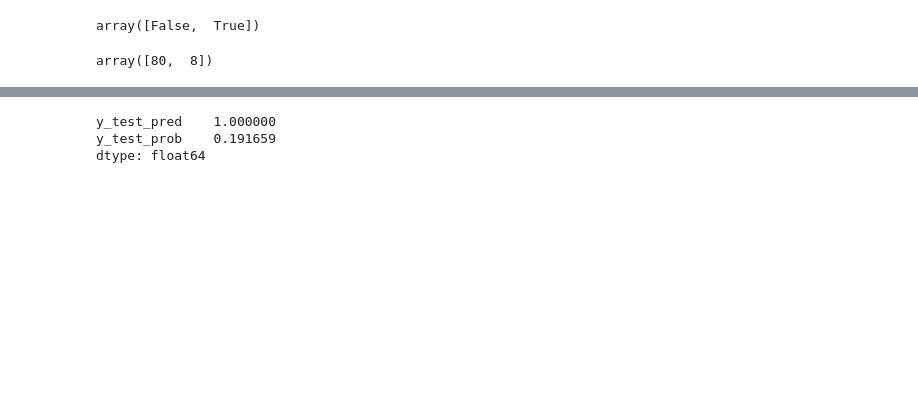
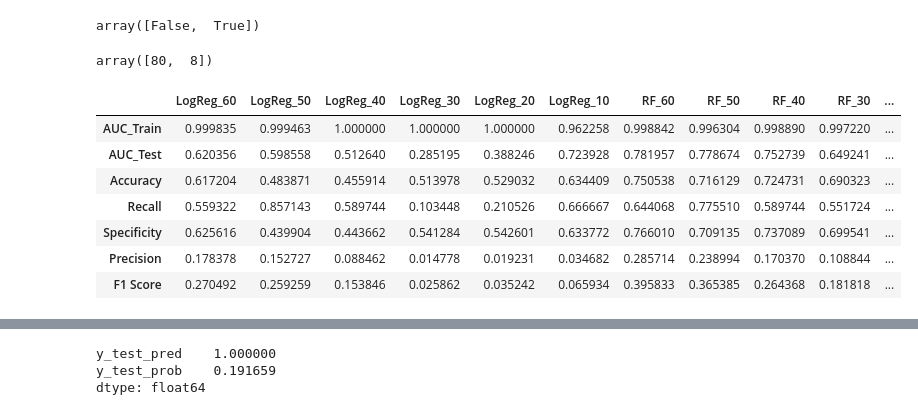
Before and after one commit to RicardoJPedro82/wmillfailprev, a Jupyter notebook: notebooks/Miguel_v2_Data_prep_clean.ipynb, the cells around one changed output, grey strips where cells are left out. Drawn from its saved outputs; the diff is of its cells as text; code cells hidden in the pictures; blank space fills up the shorter version.

```diff
--- a/notebooks/Miguel_v2_Data_prep_clean.ipynb
+++ b/notebooks/Miguel_v2_Data_prep_clean.ipynb
@@ -738,6 +746,17 @@ array([False,  True])
 np.where(arr==True, 8, 10*8)
 # %% [output]
 array([80,  8])
+# %%
+dict_results_by_component['transformer_results']
+# %% [output]
+|  | LogReg_60 | LogReg_50 | LogReg_40 | LogReg_30 | LogReg_20 | LogReg_10 | RF_60 | RF_50 | RF_40 | RF_30 | ... |
+| AUC_Train | 0.999835 | 0.999463 | 1.000000 | 1.000000 | 1.000000 | 0.962258 | 0.998842 | 0.996304 | 0.998890 | 0.997220 | ... |
+| AUC_Test | 0.620356 | 0.598558 | 0.512640 | 0.285195 | 0.388246 | 0.723928 | 0.781957 | 0.778674 | 0.752739 | 0.649241 | ... |
+| Accuracy | 0.617204 | 0.483871 | 0.455914 | 0.513978 | 0.529032 | 0.634409 | 0.750538 | 0.716129 | 0.724731 | 0.690323 | ... |
+| Recall | 0.559322 | 0.857143 | 0.589744 | 0.103448 | 0.210526 | 0.666667 | 0.644068 | 0.775510 | 0.589744 | 0.551724 | ... |
+| Specificity | 0.625616 | 0.439904 | 0.443662 | 0.541284 | 0.542601 | 0.633772 | 0.766010 | 0.709135 | 0.737089 | 0.699541 | ... |
+| Precision | 0.178378 | 0.152727 | 0.088462 | 0.014778 | 0.019231 | 0.034682 | 0.285714 | 0.238994 | 0.170370 | 0.108844 | ... |
+| F1 Score | 0.270492 | 0.259259 | 0.153846 | 0.025862 | 0.035242 | 0.065934 | 0.395833 | 0.365385 | 0.264368 | 0.181818 | ... |
 # %%
 dict_results={}
 dict_Y_pred_true={}
```
Also changed, not shown: parts of 16 cells of this notebook.
